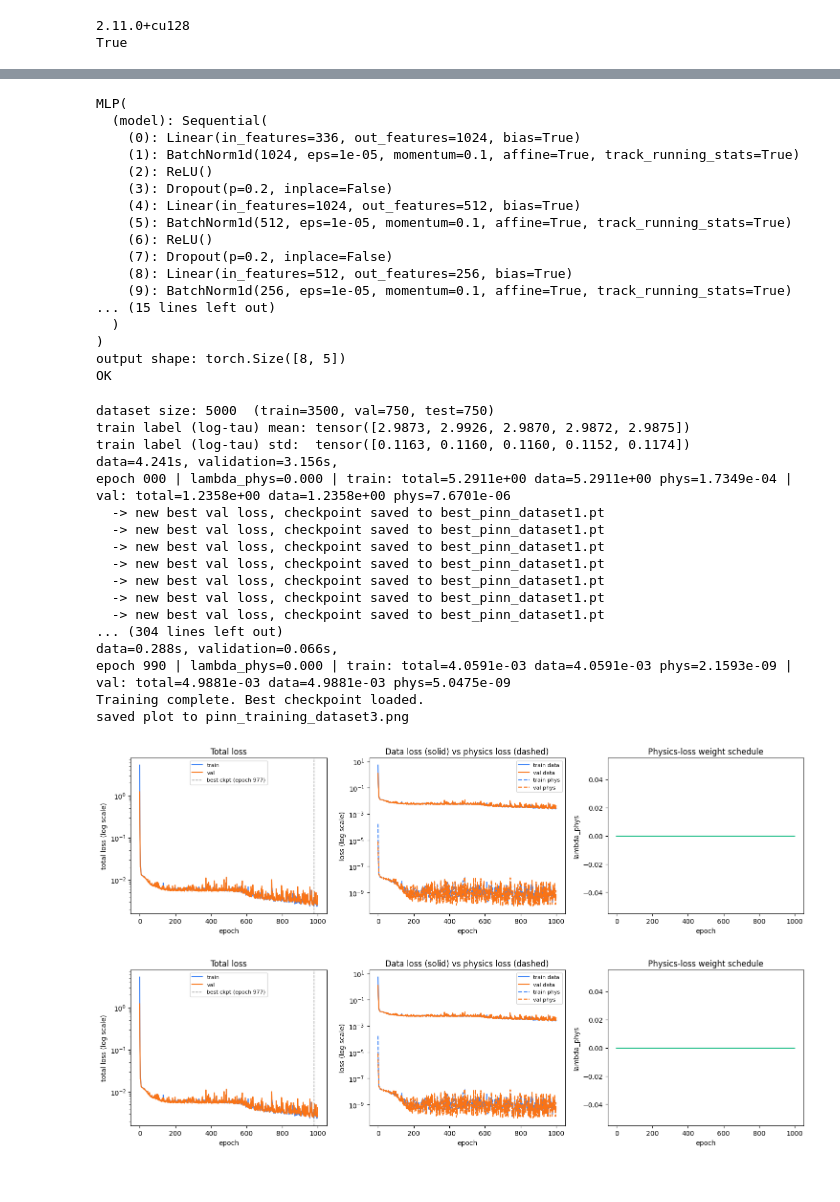
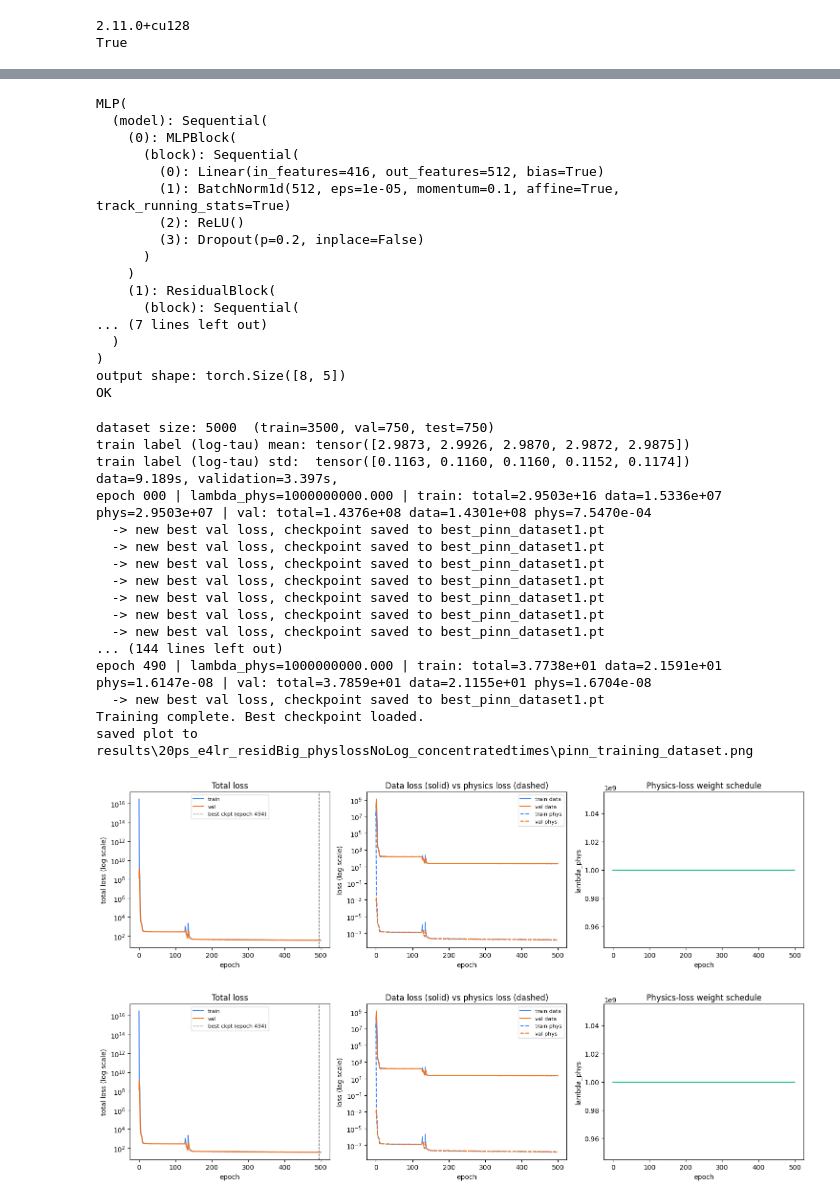
Before and after one commit to ziomek681/LindbladianLearningQubit, a Jupyter notebook: ParFindMLP_Maria/Simple_MLP.ipynb, the cells around one changed output, grey strips where cells are left out. Cells and saved outputs as stored; diff of their text form; code cells hidden in the pictures.

```diff
--- a/ParFindMLP_Maria/Simple_MLP.ipynb
+++ b/ParFindMLP_Maria/Simple_MLP.ipynb
@@ -34,9 +35,12 @@ True
 
 root_train = "data/dataset_20ps_narrow_5000t"     # name of the dataset directory
 root_test = "data/dataset_20ps_mid_5000t"     # name of the dataset directory
+root_save = "results/20ps_e4lr_residBig_physlossNoLog_concentratedtimes"
 # root = "data/dataset_2_rel40_decoh20_5000t"
 
-featuretimes=np.arange(0, 40*1e-12, 2*1e-12)
+featuretimes = np.concatenate((np.arange(0, 20*1e-12, 1*1e-12), np.arange(20*1e-12, 40*1e-12, 4*1e-12)))
+#np.arange(0, 40*1e-12, 2*1e-12)
+#np.concatenate((np.arange(0, 20*1e-12, 1*1e-12), np.arange(20*1e-12, 40*1e-12, 4*1e-12)))
 
 dataset = ds.TrajectoryDataset(root_train, False, featuretimes)
 x, y, rho_t, rho_tp1 = dataset[0]                # load the first trajectory
@@ -68,7 +72,7 @@ train label std:  tensor([0.1163, 0.1160, 0.1160, 0.1152, 0.1174])
 # %%
 input_dim = dataset.feature_dim
 output_dim = 5
-model = mlp.MLP(input_dim, output_dim, hidden_dims=[1024, 512, 256, 128, 64, 32], activation='relu', use_batchnorm=True, dropout_rate=0.2)
+model = mlp.MLP(input_dim, output_dim, hidden_dims=[512, 512], hidden_dims_type=[1, 1], activation='relu', use_batchnorm=True, dropout_rate=0.2)
 print(model)
 
 dummy_x = torch.randn(8, input_dim)  # batch of 8
@@ -79,17 +83,17 @@ print("OK")
 # %% [output]
 MLP(
   (model): Sequential(
-    (0): Linear(in_features=336, out_features=1024, bias=True)
-    (1): BatchNorm1d(1024, eps=1e-05, momentum=0.1, affine=True, track_running_stats=True)
-    (2): ReLU()
-    (3): Dropout(p=0.2, inplace=False)
-    (4): Linear(in_features=1024, out_features=512, bias=True)
-    (5): BatchNorm1d(512, eps=1e-05, momentum=0.1, affine=True, track_running_stats=True)
-    (6): ReLU()
-    (7): Dropout(p=0.2, inplace=False)
-    (8): Linear(in_features=512, out_features=256, bias=True)
-    (9): BatchNorm1d(256, eps=1e-05, momentum=0.1, affine=True, track_running_stats=True)
-... (15 lines left out)
+    (0): MLPBlock(
+      (block): Sequential(
+        (0): Linear(in_features=416, out_features=512, bias=True)
+        (1): BatchNorm1d(512, eps=1e-05, momentum=0.1, affine=True, track_running_stats=True)
+        (2): ReLU()
+        (3): Dropout(p=0.2, inplace=False)
+      )
+    )
+    (1): ResidualBlock(
+      (block): Sequential(
+... (7 lines left out)
   )
 )
 output shape: torch.Size([8, 5])
@@ -97,48 +101,68 @@ OK
 # %%
 pinn, dataset, (train_ds, val_ds, test_ds), history, device = t.train_pinn(
     root=root_train,
-    n_epochs=1000,
+    n_epochs=500,
     batch_size=512 ,#64,
     lr=1e-3,
     warmup_epochs=10,
-    min_lambda_phys=0,#1e4,
-    max_lambda_phys=0,#1e8,
+    min_lambda_phys=1e9,#1e6,
+    max_lambda_phys=1e9,#1e6,
     lambda_data=1.0,
-    hidden_dims=(1024, 512, 256, 128, 64, 32),
+    data_log=False,
+    hidden_dims=(512, 512, 512, 512, 512, 32),
+    hidden_dims_type=(1, 1, 1, 1, 1, 0),
     num_workers=1,
     preloaddata=True,
     featuretimes=featuretimes,
     checkpoint_path="best_pinn_dataset1.pt",
     seed=0,
 )
+
+#zapis
+
+save_dir = Path(root_save)
+save_dir.mkdir(parents=True, exist_ok=True)
+
+torch.save(pinn, save_dir / "model.pt")
+np.save(save_dir / "featuretimes.npy", featuretimes)
+configdata = {
+    "trainroot": root_train,
+    "testroot": root_test,
+    "device": device,
+}
+
+with open(save_dir / "config.json", "w", encoding="utf-8") as f:
+    json.dump(configdata, f, ensure_ascii=False, indent=4)
+
+
 
 print("Training complete. Best checkpoint loaded.")
 
 # save history so you can replot later without retraining
 import json
 with open("history_dataset1.json", "w") as f:
     json.dump(history, f)
 
-plt.plot_history(history, save_path="pinn_training_dataset3.png")
+plt.plot_history(history, save_path=save_dir / "pinn_training_dataset.png")
 # %% [output]
 dataset size: 5000  (train=3500, val=750, test=750)
 train label (log-tau) mean: tensor([2.9873, 2.9926, 2.9870, 2.9872, 2.9875])
 train label (log-tau) std:  tensor([0.1163, 0.1160, 0.1160, 0.1152, 0.1174])
-data=4.241s, validation=3.156s,
-epoch 000 | lambda_phys=0.000 | train: total=5.2911e+00 data=5.2911e+00 phys=1.7349e-04 | val: total=1.2358e+00 data=1.2358e+00 phys=7.6701e-06
+data=9.189s, validation=3.397s,
+epoch 000 | lambda_phys=1000000000.000 | train: total=2.9503e+16 data=1.5336e+07 phys=2.9503e+07 | val: total=1.4376e+08 data=1.4301e+08 phys=7.5470e-04
   -> new best val loss, checkpoint saved to best_pinn_dataset1.pt
   -> new best val loss, checkpoint saved to best_pinn_dataset1.pt
   -> new best val loss, checkpoint saved to best_pinn_dataset1.pt
   -> new best val loss, checkpoint saved to best_pinn_dataset1.pt
   -> new best val loss, checkpoint saved to best_pinn_dataset1.pt
   -> new best val loss, checkpoint saved to best_pinn_dataset1.pt
   -> new best val loss, checkpoint saved to best_pinn_dataset1.pt
-... (304 lines left out)
-data=0.288s, validation=0.066s,
-epoch 990 | lambda_phys=0.000 | train: total=4.0591e-03 data=4.0591e-03 phys=2.1593e-09 | val: total=4.9881e-03 data=4.9881e-03 phys=5.0475e-09
+... (144 lines left out)
+epoch 490 | lambda_phys=1000000000.000 | train: total=3.7738e+01 data=2.1591e+01 phys=1.6147e-08 | val: total=3.7859e+01 data=2.1155e+01 phys=1.6704e-08
+  -> new best val loss, checkpoint saved to best_pinn_dataset1.pt
 Training complete. Best checkpoint loaded.
-saved plot to pinn_training_dataset3.png
+saved plot to results\20ps_e4lr_residBig_physlossNoLog_concentratedtimes\pinn_training_dataset.png
-[figure, old version]
+[figure, new version]
-[figure, old version]
+[figure, new version]
 # %%
 #kawalek kodu do wyciagania wynikow z ML i porownywania z prawdziwymi labelkami
```
Also changed, not shown: parts of 7 cells of this notebook, 6 other files.
